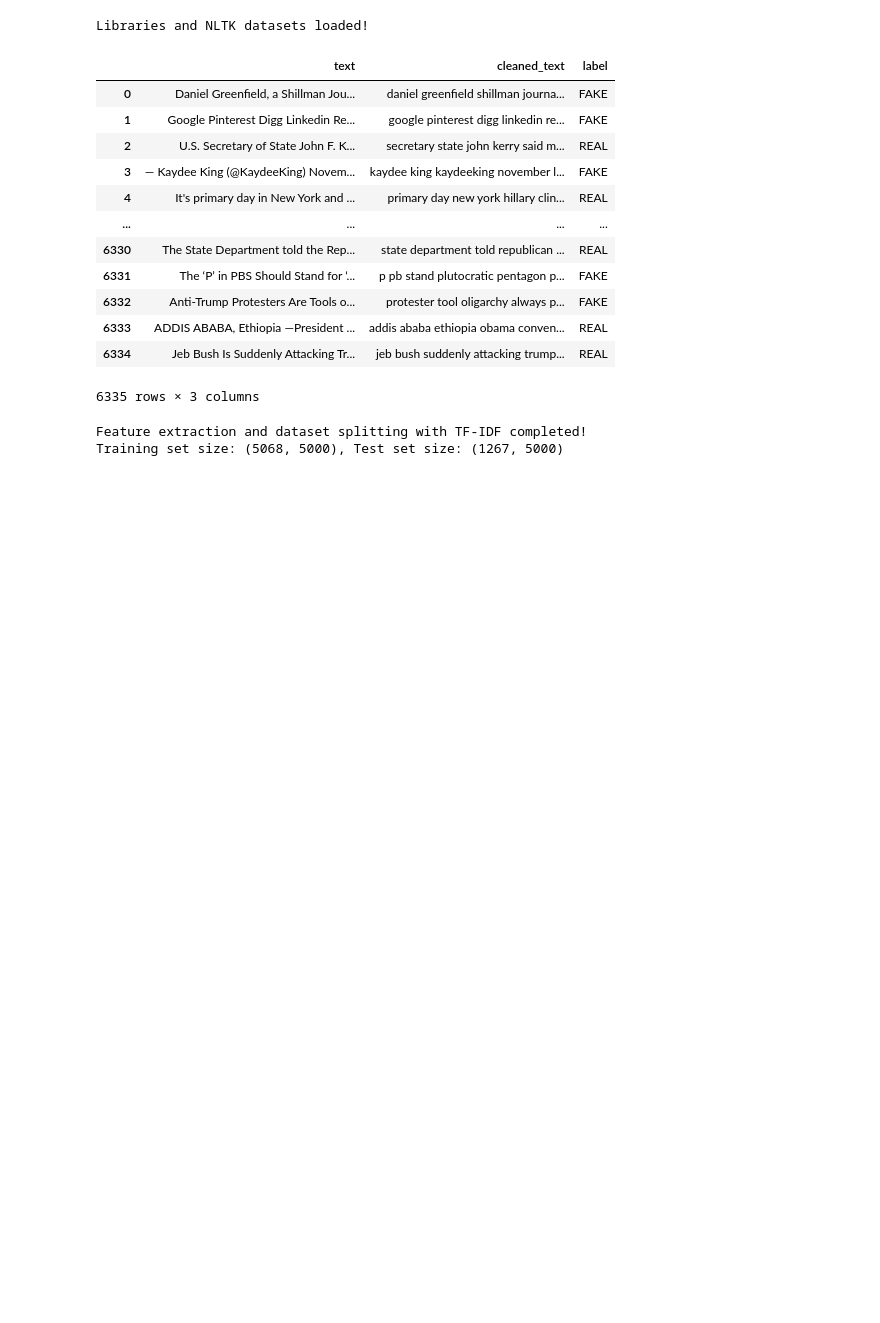
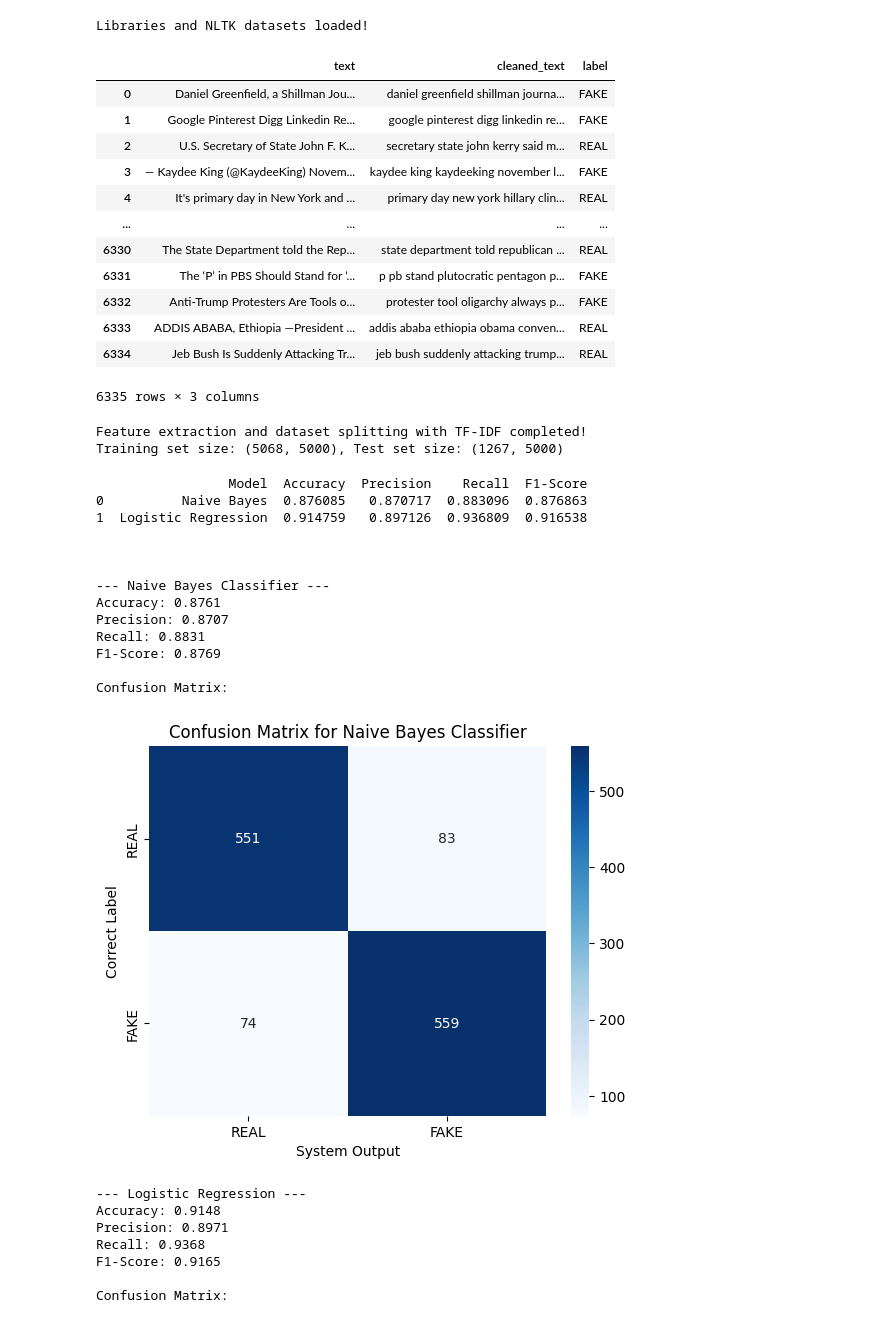
Before and after one commit to fc63/493_homework2, a Jupyter notebook: 1.ipynb, the cells around one changed output. Drawn from its saved outputs; the diff is of its cells as text; code cells hidden in the pictures; blank space fills up the shorter version.

```diff
--- a/1.ipynb
+++ b/1.ipynb
@@ -117,3 +116,68 @@ print(f"Training set size: {X_train.shape}, Test set size: {X_test.shape}")
 # %% [output]
 Feature extraction and dataset splitting with TF-IDF completed!
 Training set size: (5068, 5000), Test set size: (1267, 5000)
+# %%
+# naive bayes classifier
+nb_model = MultinomialNB()
+nb_model.fit(X_train, y_train)  # model training
+y_pred_nb = nb_model.predict(X_test)  # system outputs
+
+# logistic regression classifier
+lr_model = LogisticRegression(max_iter=1000, random_state=42)
+lr_model.fit(X_train, y_train)  # model training
+y_pred_lr = lr_model.predict(X_test)  # system outputs
+
+# evaluation metrics
+def evaluate_model(y_true, y_pred, model_name):
+    print(f"--- {model_name} ---")
+    print(f"Accuracy: {accuracy_score(y_true, y_pred):.4f}")
+    print(f"Precision: {precision_score(y_true, y_pred):.4f}")
+    print(f"Recall: {recall_score(y_true, y_pred):.4f}")
+    print(f"F1-Score: {f1_score(y_true, y_pred):.4f}")
+    print("\nConfusion Matrix:")
+    cm = confusion_matrix(y_true, y_pred)
+    sns.heatmap(cm, annot=True, fmt="d", cmap="Blues", xticklabels=["REAL", "FAKE"], yticklabels=["REAL", "FAKE"])
+    plt.xlabel("System Output")
+    plt.ylabel("Correct Label")
+    plt.title(f"Confusion Matrix for {model_name}")
+    plt.show()
+
+results = {
+    "Model": ["Naive Bayes", "Logistic Regression"],
+    "Accuracy": [accuracy_score(y_test, y_pred_nb), accuracy_score(y_test, y_pred_lr)],
+    "Precision": [precision_score(y_test, y_pred_nb), precision_score(y_test, y_pred_lr)],
+    "Recall": [recall_score(y_test, y_pred_nb), recall_score(y_test, y_pred_lr)],
+    "F1-Score": [f1_score(y_test, y_pred_nb), f1_score(y_test, y_pred_lr)],
+}
+
+results_df = pd.DataFrame(results)
+print(results_df)
+print("\n\n")
+
+# naive bayes evaluation
+evaluate_model(y_test, y_pred_nb, "Naive Bayes Classifier")
+
+# logistic regression evaluation
+evaluate_model(y_test, y_pred_lr, "Logistic Regression")
+# %% [output]
+                 Model  Accuracy  Precision    Recall  F1-Score
+0          Naive Bayes  0.876085   0.870717  0.883096  0.876863
+1  Logistic Regression  0.914759   0.897126  0.936809  0.916538
+
+
+
+--- Naive Bayes Classifier ---
+Accuracy: 0.8761
+Precision: 0.8707
+Recall: 0.8831
+F1-Score: 0.8769
+
+Confusion Matrix:
+[figure, added]
+--- Logistic Regression ---
+Accuracy: 0.9148
+Precision: 0.8971
+Recall: 0.9368
+F1-Score: 0.9165
+
+Confusion Matrix:
```
Also changed, not shown: parts of 4 cells of this notebook.
